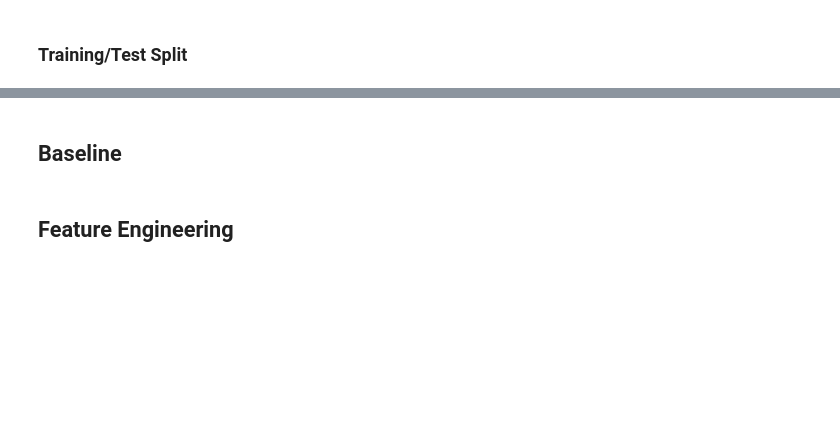
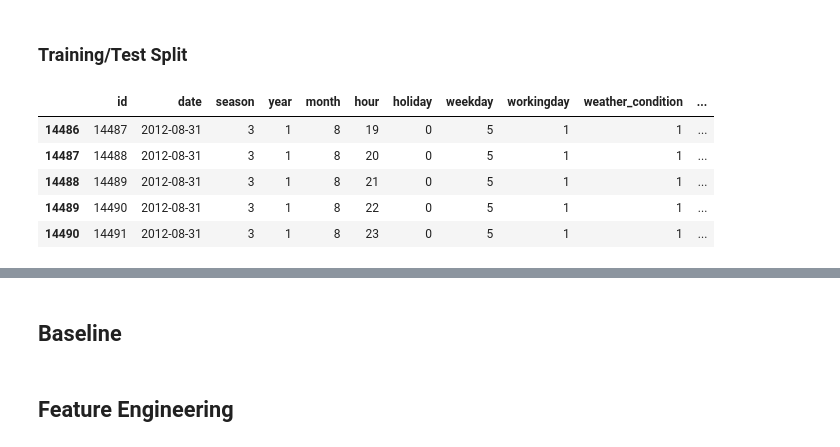
Before and after one commit to stsentemeidis/Bike_Sharing_Washington, a Jupyter notebook: MASTER.ipynb, the cells around one changed output, grey strips where cells are left out. Drawn from its saved outputs; the diff is of its cells as text; code cells hidden in the pictures; blank space fills up the shorter version.

Commit message:
Test_Train_Baseline

```diff
--- a/MASTER.ipynb
+++ b/MASTER.ipynb
@@ -609,0 +700,12 @@ X_train, X_val, y_train, y_val = train_test_split(
+# %%
+
+train_set = pd.DataFrame(hours_df)
+train_set = train_set.iloc[1:14491,:]
+train_set.tail()
+# %% [output]
+|  | id | date | season | year | month | hour | holiday | weekday | workingday | weather_condition | ... |
+| 14486 | 14487 | 2012-08-31 | 3 | 1 | 8 | 19 | 0 | 5 | 1 | 1 | ... |
+| 14487 | 14488 | 2012-08-31 | 3 | 1 | 8 | 20 | 0 | 5 | 1 | 1 | ... |
+| 14488 | 14489 | 2012-08-31 | 3 | 1 | 8 | 21 | 0 | 5 | 1 | 1 | ... |
+| 14489 | 14490 | 2012-08-31 | 3 | 1 | 8 | 22 | 0 | 5 | 1 | 1 | ... |
+| 14490 | 14491 | 2012-08-31 | 3 | 1 | 8 | 23 | 0 | 5 | 1 | 1 | ... |
```
Also changed, not shown: parts of 25 cells of this notebook.
